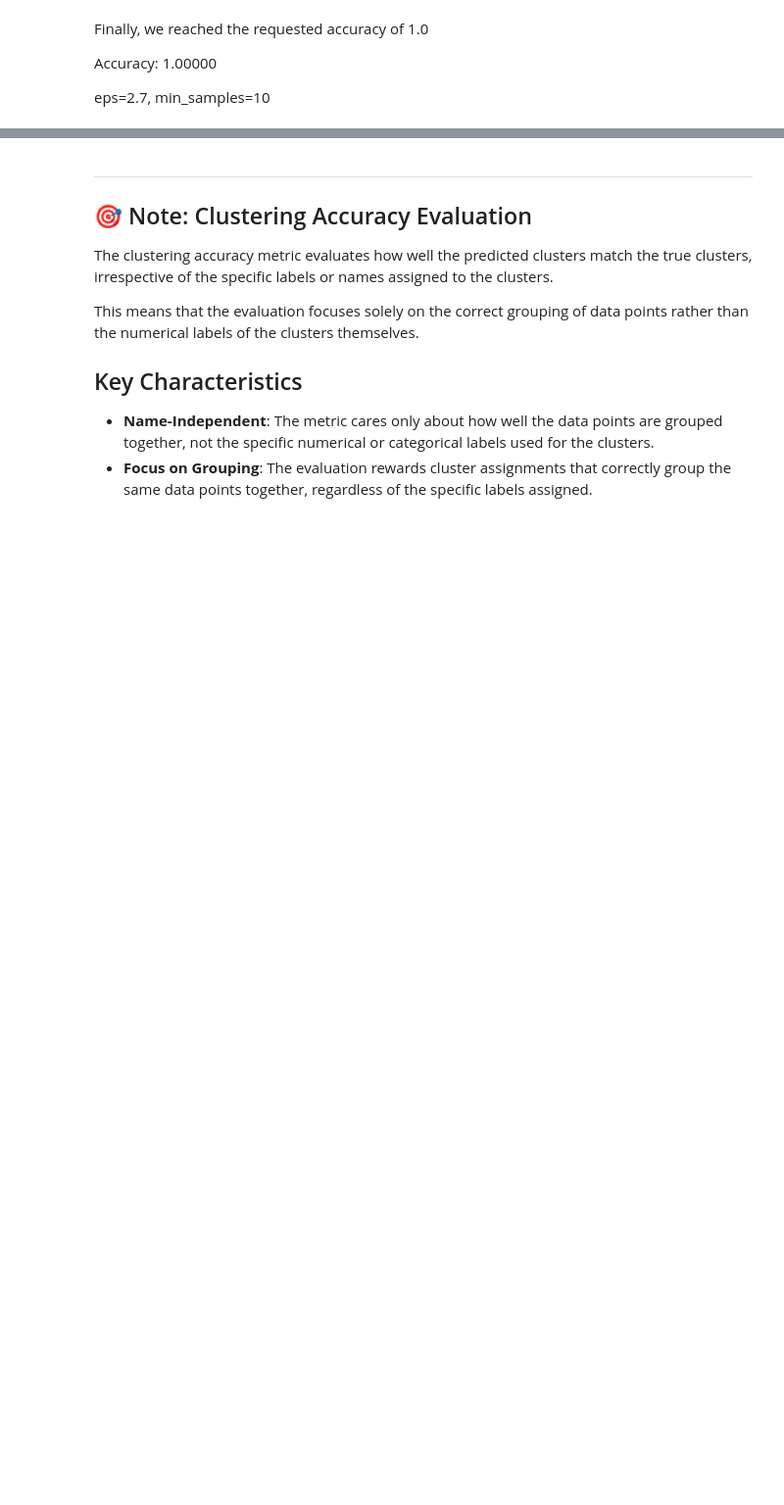
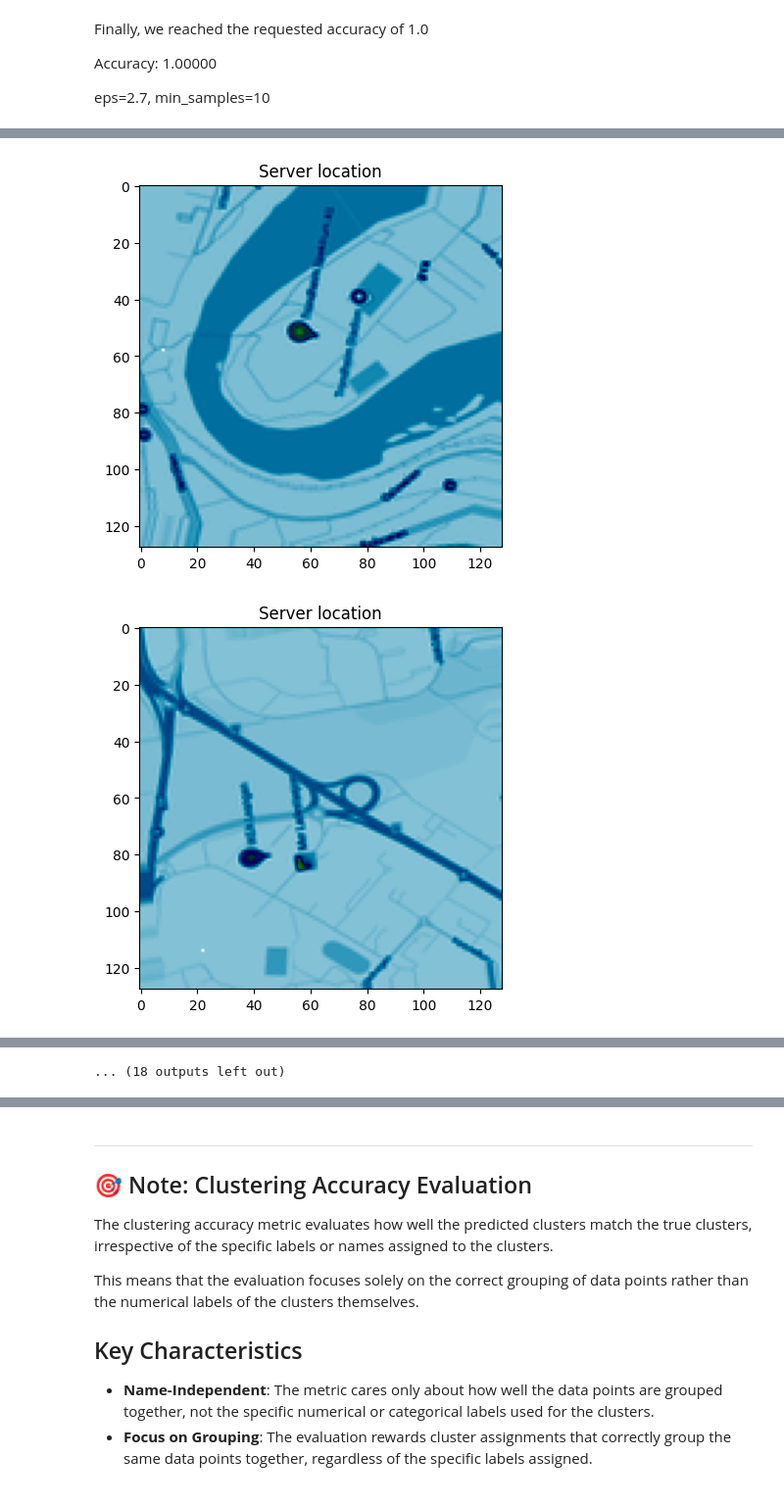
Before and after one commit to erlendskinnemoen/introduction-to-machine-learning, a Jupyter notebook: Unsupervised learning/Chapter_2.ipynb, the cells around one changed output, grey strips where cells are left out. Shown at 98% size. Drawn from its saved outputs; the diff is of its cells as text; code cells hidden in the pictures; blank space fills up the shorter version.

Commit message:
Identifying AI server locations, DONE
New version of file

```diff
--- a/Unsupervised learning/Chapter_2.ipynb
+++ b/Unsupervised learning/Chapter_2.ipynb
@@ -594,0 +585,6 @@ After achieving 100% clustering accuracy, the clusters represent AI-compromised
+# %%
+data_df= pd.read_csv('unsupervised_data.csv')
+data_df.columns = data_df.columns.str.replace('col_', '')
+data_df.columns = data_df.columns.astype(int)
+data_sort_df = data_df[sorted(data_df.columns)]
+data_sort_df.head()
@@ -594,0 +599,26 @@ After achieving 100% clustering accuracy, the clusters represent AI-compromised
+# %%
+seen_rows = set()
+counter = 0
+max_iterations = 30
+
+for _, row in data_sort_df.iterrows():
+    # Convert the row to a tuple so it can be added to a set
+    row_tuple = tuple(row)
+
+    if row_tuple not in seen_rows:
+        seen_rows.add(row_tuple)
+
+        # Reshape the row (assuming each row is 128 * 128)
+        reshaped_row = np.reshape(row.values, (128, 128))
+
+        # Display the image of the current row
+        plt.imshow(reshaped_row, cmap='ocean')
+        plt.title(f'Server location')
+        plt.show()
+
+        counter += 1
+        if counter >= max_iterations:
+            break
+# %% [output]
+[figure, added]
+[figure, added]
@@ -594,0 +635 @@ After achieving 100% clustering accuracy, the clusters represent AI-compromised
+... (18 outputs left out)
```
Also changed, not shown: parts of 11 cells of this notebook.
